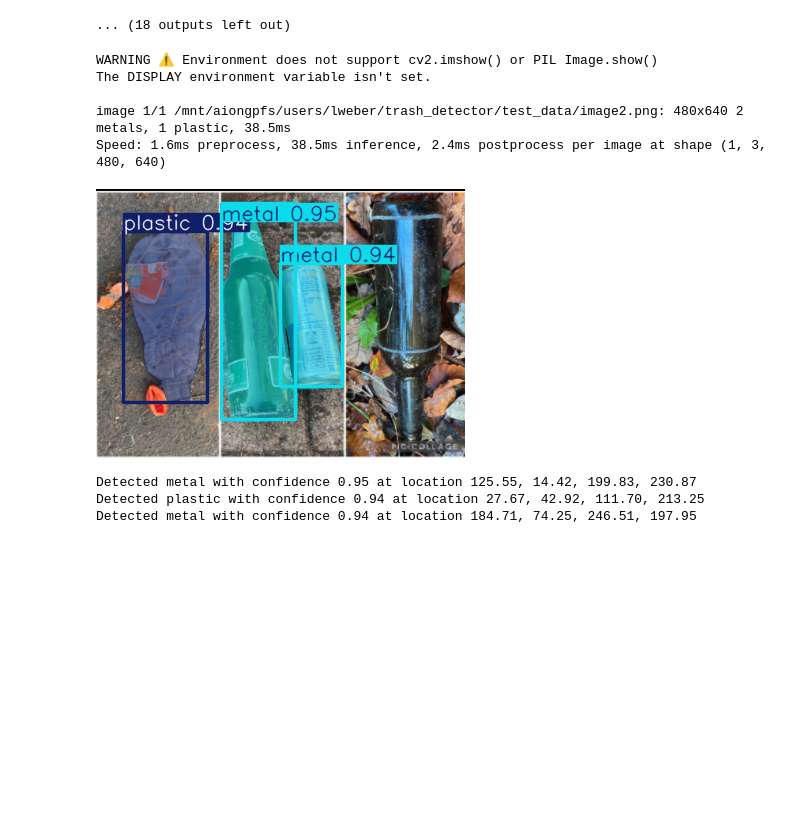
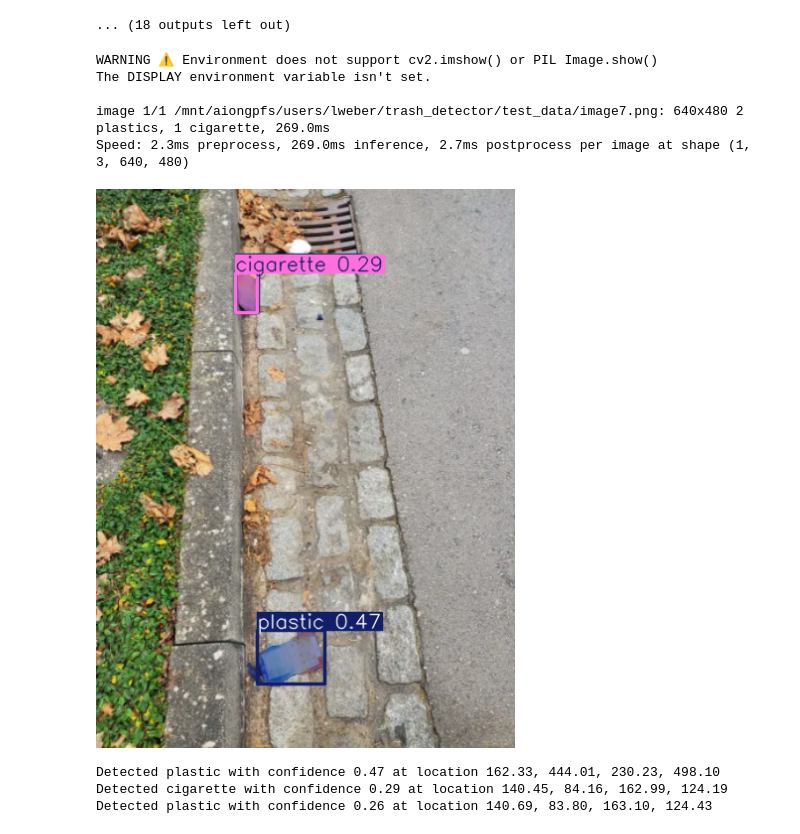
Before and after one commit to jambrr/trash_detector, a Jupyter notebook: Untitled.ipynb, the cells around one changed output. Cells and saved outputs as stored; diff of their text form; code cells hidden in the pictures; blank space fills up the shorter version.

```diff
--- a/Untitled.ipynb
+++ b/Untitled.ipynb
@@ -137,10 +137,10 @@ Starting training for 100 epochs...
                    all       1210       3038      0.678      0.323      0.354      0.316      0.687       0.32      0.349       0.29
 ... (18 outputs left out)
 # %%
-model = YOLO("runs/segment/train2/weights/best.pt")
+model = YOLO("runs/segment/train59/weights/best.pt")
 #model.val()
 results = model.predict(
-    "./test_data/image2.png",
+    "./test_data/image7.png",
     show=True,
     show_boxes=False,
 )
@@ -153,36 +153,36 @@ for result in results:
     result.show()
 
 for box in boxes:
     # Get box coordinates
     x1, y1, x2, y2 = box.xyxy[0]
 
     # Get confidence score
     confidence = box.conf[0]
 
     # Get class name
     class_id = int(box.cls[0])
     class_name = model.names[class_id]
 
     print(f"Detected {class_name} with confidence {confidence:.2f} at location {x1:.2f}, {y1:.2f}, {x2:.2f}, {y2:.2f}")
 
 # from PIL import Image
 # for i, r in enumerate(results):
 #     # Plot results image
 #     im_bgr = r.plot()  # BGR-order numpy array
 #     im_rgb = Image.fromarray(im_bgr[..., ::-1])  # RGB-order PIL image
 
 #     # Show results to screen (in supported environments)
 #     r.show()
 
 #     # Save results to disk
 #     r.save(filename=f"results{i}.jpg")
 # %% [output]
 WARNING ⚠️ Environment does not support cv2.imshow() or PIL Image.show()
 The DISPLAY environment variable isn't set.
 
-image 1/1 /mnt/aiongpfs/users/lweber/trash_detector/test_data/image2.png: 480x640 2 metals, 1 plastic, 38.5ms
-Speed: 1.6ms preprocess, 38.5ms inference, 2.4ms postprocess per image at shape (1, 3, 480, 640)
+image 1/1 /mnt/aiongpfs/users/lweber/trash_detector/test_data/image7.png: 640x480 2 plastics, 1 cigarette, 269.0ms
+Speed: 2.3ms preprocess, 269.0ms inference, 2.7ms postprocess per image at shape (1, 3, 640, 480)
-[figure, old version]
+[figure, new version]
-Detected metal with confidence 0.95 at location 125.55, 14.42, 199.83, 230.87
-Detected plastic with confidence 0.94 at location 27.67, 42.92, 111.70, 213.25
-Detected metal with confidence 0.94 at location 184.71, 74.25, 246.51, 197.95
+Detected plastic with confidence 0.47 at location 162.33, 444.01, 230.23, 498.10
+Detected cigarette with confidence 0.29 at location 140.45, 84.16, 162.99, 124.19
+Detected plastic with confidence 0.26 at location 140.69, 83.80, 163.10, 124.43
```
Also changed, not shown: 5 other files.
